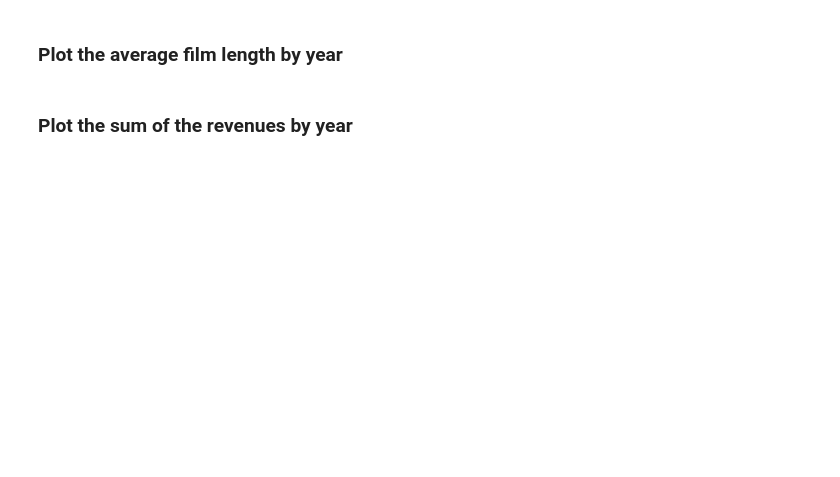
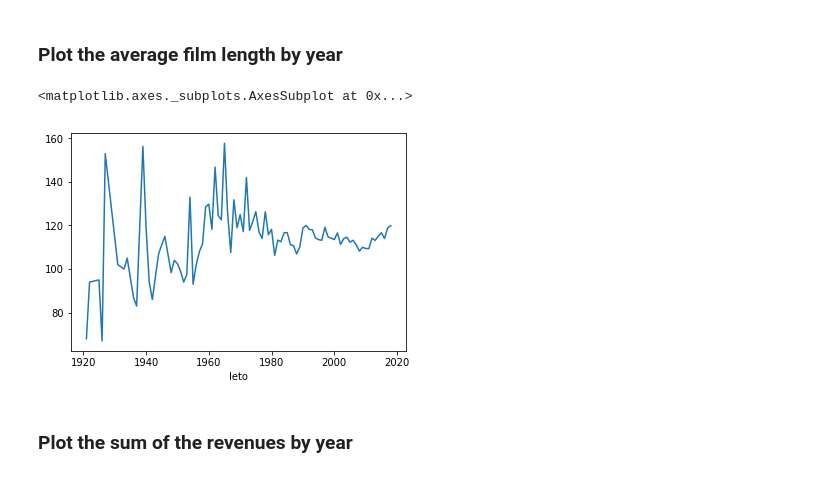
Before and after one commit to tinarazic/programiranje-1, a Jupyter notebook: 3-analiza-podatkov/vaje/pandas_101.ipynb, the cells around one changed output. Cells and saved outputs as stored; diff of their text form; code cells hidden in the pictures; blank space fills up the shorter version.

```diff
--- a/3-analiza-podatkov/vaje/pandas_101.ipynb
+++ b/3-analiza-podatkov/vaje/pandas_101.ipynb
@@ -117,4 +242,9 @@ Dataframes have a built-in `.hist()` method that allows creating histograms for
 # %% [markdown]
 ### Plot the average film length by year
+# %%
+filmi.groupby('leto').dolzina.mean().plot()
+# %% [output]
+<matplotlib.axes._subplots.AxesSubplot at 0x...>
+[figure, added]
 # %% [markdown]
 ### Plot the sum of the revenues by year
```
Also changed, not shown: parts of 11 cells of this notebook, 1 other file.
